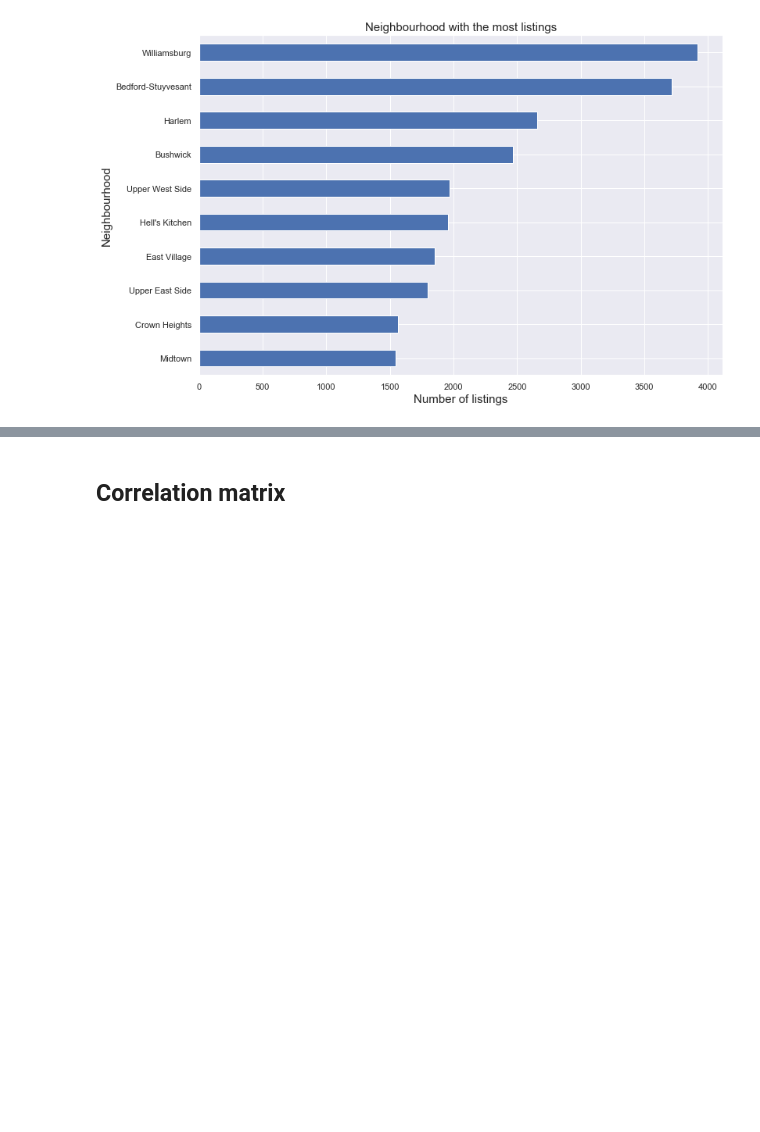
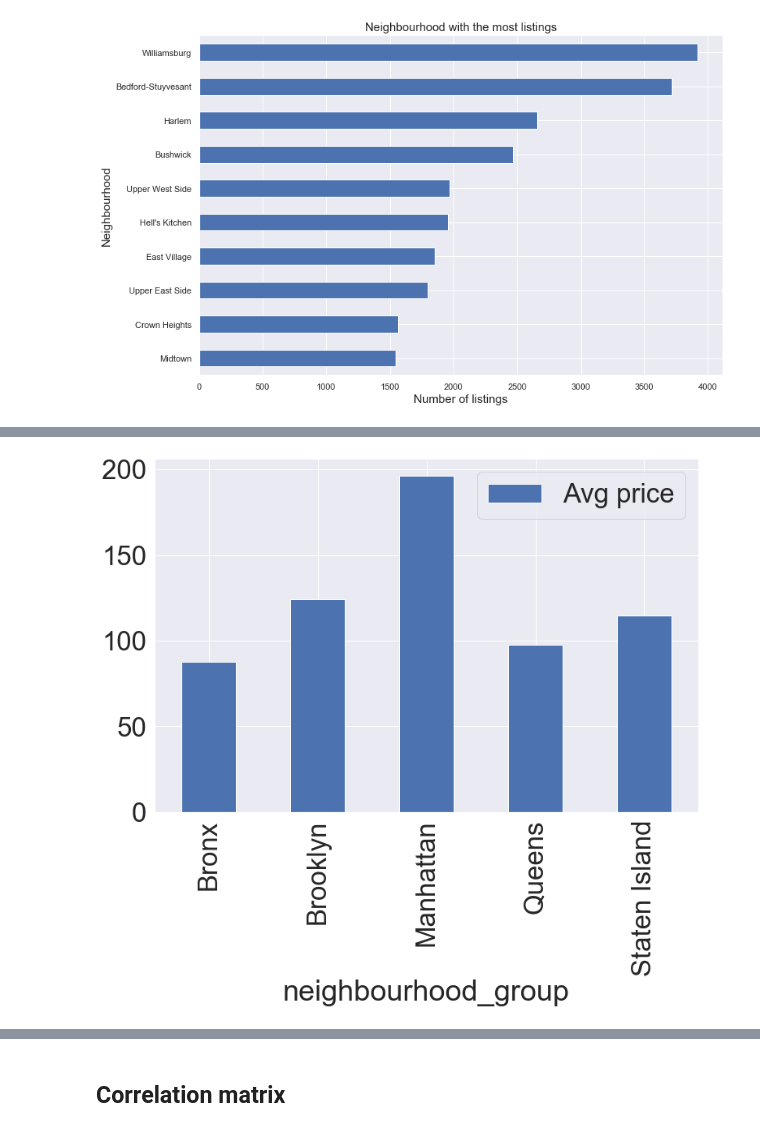
Before and after one commit to goodbsw/airbnb-nyc, a Jupyter notebook: nyc_airbnb.ipynb, the cells around one changed output, grey strips where cells are left out. Drawn from its saved outputs; the diff is of its cells as text; code cells hidden in the pictures; blank space fills up the shorter version.

```diff
--- a/nyc_airbnb.ipynb
+++ b/nyc_airbnb.ipynb
@@ -130,0 +148,4 @@ cbar.set_label('Price $')
+# %%
+df.groupby(['neighbourhood_group'])['price'].agg([('Avg price', np.mean)]).plot(kind='bar', figsize=(12, 8));
+# %% [output]
+[figure, added]
```
Also changed, not shown: parts of 7 cells of this notebook.
